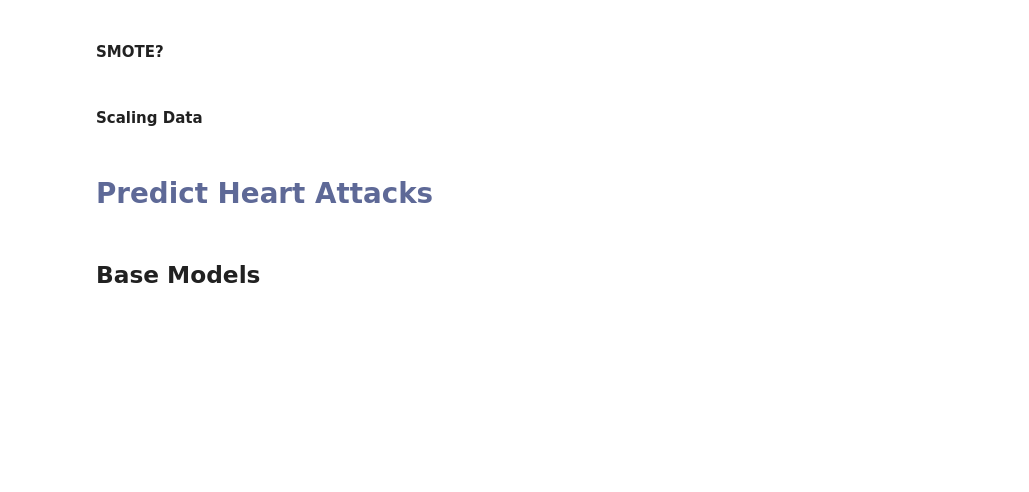
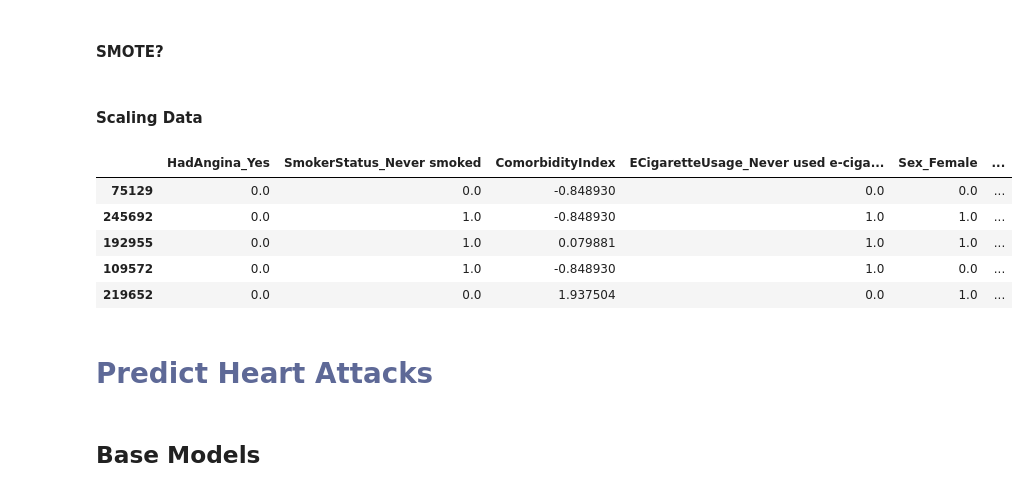
Before and after one commit to johnpospisil/heart-disease, a Jupyter notebook: heart-disease-prediction.ipynb, the cells around one changed output. Drawn from its saved outputs; the diff is of its cells as text; code cells hidden in the pictures; blank space fills up the shorter version.

```diff
--- a/heart-disease-prediction.ipynb
+++ b/heart-disease-prediction.ipynb
@@ -486,3 +486,11 @@ mi_results = pd.DataFrame({
 
 # Select top features (e.g., top 10)
 top_features = mi_results.head(10)['Feature'].tolist()
+# %%
+# Filter X_train and X_test to include only top features
+X_train = X_train[top_features]
+X_test = X_test[top_features]
+
+# Verify the shape of the updated datasets
+print("Updated X_train shape:", X_train.shape)
+print("Updated X_test shape:", X_test.shape)
@@ -519,6 +530,15 @@ X_train[non_binary_columns] = scaler.fit_transform(X_train[non_binary_columns])
 
 # Scale non-binary numerical features in testing data
 X_test[non_binary_columns] = scaler.transform(X_test[non_binary_columns])
+# %%
+X_train.head()
+# %% [output]
+|  | HadAngina_Yes | SmokerStatus_Never smoked | ComorbidityIndex | ECigaretteUsage_Never used e-ciga... | Sex_Female | ... |
+| 75129 | 0.0 | 0.0 | -0.848930 | 0.0 | 0.0 | ... |
+| 245692 | 0.0 | 1.0 | -0.848930 | 1.0 | 1.0 | ... |
+| 192955 | 0.0 | 1.0 | 0.079881 | 1.0 | 1.0 | ... |
+| 109572 | 0.0 | 1.0 | -0.848930 | 1.0 | 0.0 | ... |
+| 219652 | 0.0 | 0.0 | 1.937504 | 0.0 | 1.0 | ... |
 # %% [markdown]
 # <span style="color:#5E6997">Predict Heart Attacks</span> <a class="anchor" id="predict"></a>
 # %% [markdown]
```
Also changed, not shown: parts of 2 cells of this notebook.
